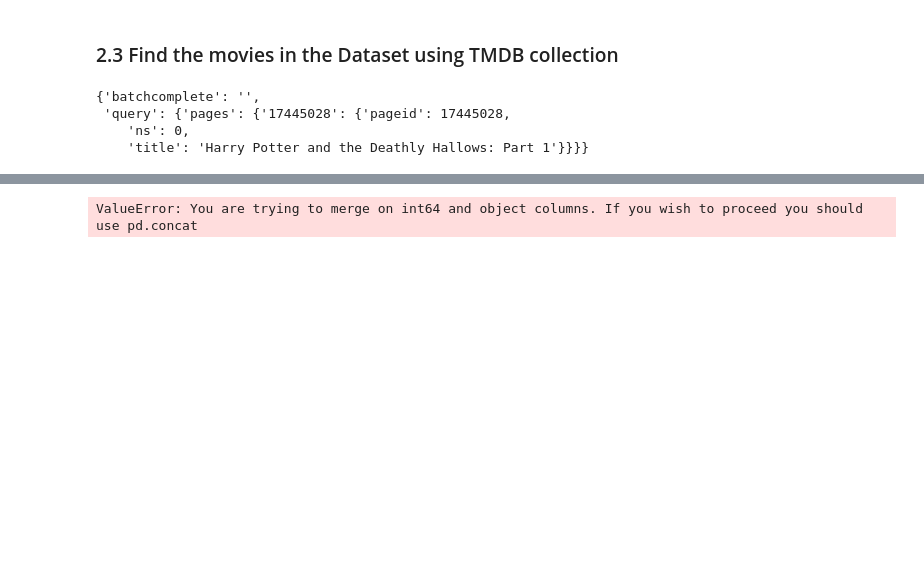
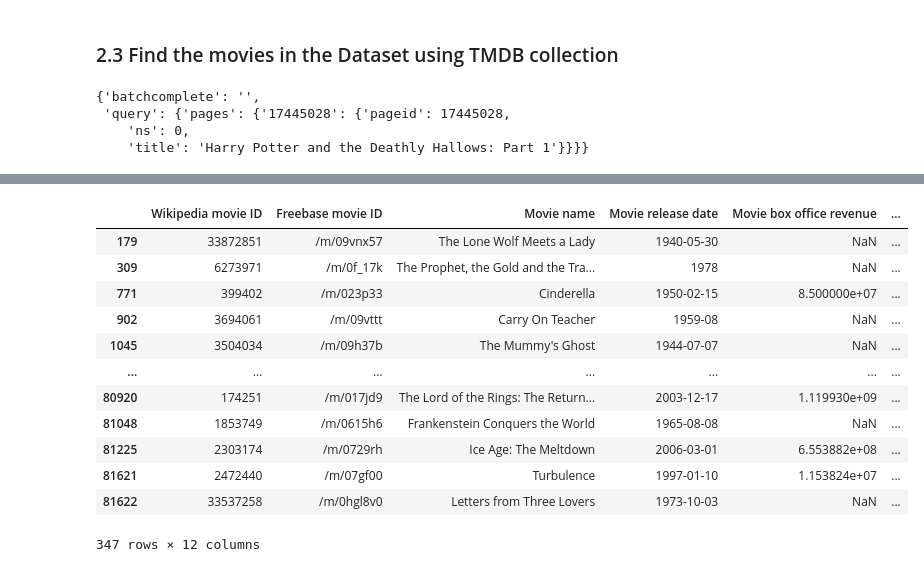
Before and after one commit to epfl-ada/ada-2024-project-onceuponatimeindata, a Jupyter notebook: results.ipynb, the cells around one changed output, grey strips where cells are left out. Saved outputs shown, nothing was run; the diff lists cells and outputs as text; code cells hidden in the pictures; blank space fills up the shorter version.

```diff
--- a/results.ipynb
+++ b/results.ipynb
@@ -182,6 +215,22 @@ movie_df = pd.read_csv('data/MovieSummaries/movie.metadata.tsv', sep='\t', heade
 
 movie_df.rename(columns={0: 'Wikipedia movie ID', 1: "Freebase movie ID", 2: "Movie name",  3: "Movie release date", 4: "Movie box office revenue", 5: "Movie runtime", 6: "Movie languages", 7: "Movie countries", 8: "Movie genres"}, inplace=True)
 
-movie_df_sequel = movie_df.join(sequel_collections_with_wiki_id.set_index('Wikipedia movie ID'), on="Wikipedia movie ID", how='inner')
+collection_df = sequel_collections_with_wiki_id.drop(["title", "Unnamed: 0", "original_title", "release_date"], axis=1)
+
+movie_df_sequel = movie_df.join(collection_df.set_index('Wikipedia movie ID'), on="Wikipedia movie ID", how='inner')
-# %% [output]
-ValueError: You are trying to merge on int64 and object columns. If you wish to proceed you should use pd.concat
+# %%
+movie_df_sequel
+# %% [output]
+|  | Wikipedia movie ID | Freebase movie ID | Movie name | Movie release date | Movie box office revenue | ... |
+| 179 | 33872851 | /m/09vnx57 | The Lone Wolf Meets a Lady | 1940-05-30 | NaN | ... |
+| 309 | 6273971 | /m/0f_17k | The Prophet, the Gold and the Tra... | 1978 | NaN | ... |
+| 771 | 399402 | /m/023p33 | Cinderella | 1950-02-15 | 8.500000e+07 | ... |
+| 902 | 3694061 | /m/09vttt | Carry On Teacher | 1959-08 | NaN | ... |
+| 1045 | 3504034 | /m/09h37b | The Mummy's Ghost | 1944-07-07 | NaN | ... |
+| ... | ... | ... | ... | ... | ... | ... |
+| 80920 | 174251 | /m/017jd9 | The Lord of the Rings: The Return... | 2003-12-17 | 1.119930e+09 | ... |
+| 81048 | 1853749 | /m/0615h6 | Frankenstein Conquers the World | 1965-08-08 | NaN | ... |
+| 81225 | 2303174 | /m/0729rh | Ice Age: The Meltdown | 2006-03-01 | 6.553882e+08 | ... |
+| 81621 | 2472440 | /m/07gf00 | Turbulence | 1997-01-10 | 1.153824e+07 | ... |
+| 81622 | 33537258 | /m/0hgl8v0 | Letters from Three Lovers | 1973-10-03 | NaN | ... |
+347 rows × 12 columns
```
Also changed, not shown: parts of 11 cells of this notebook, 2 other files.
